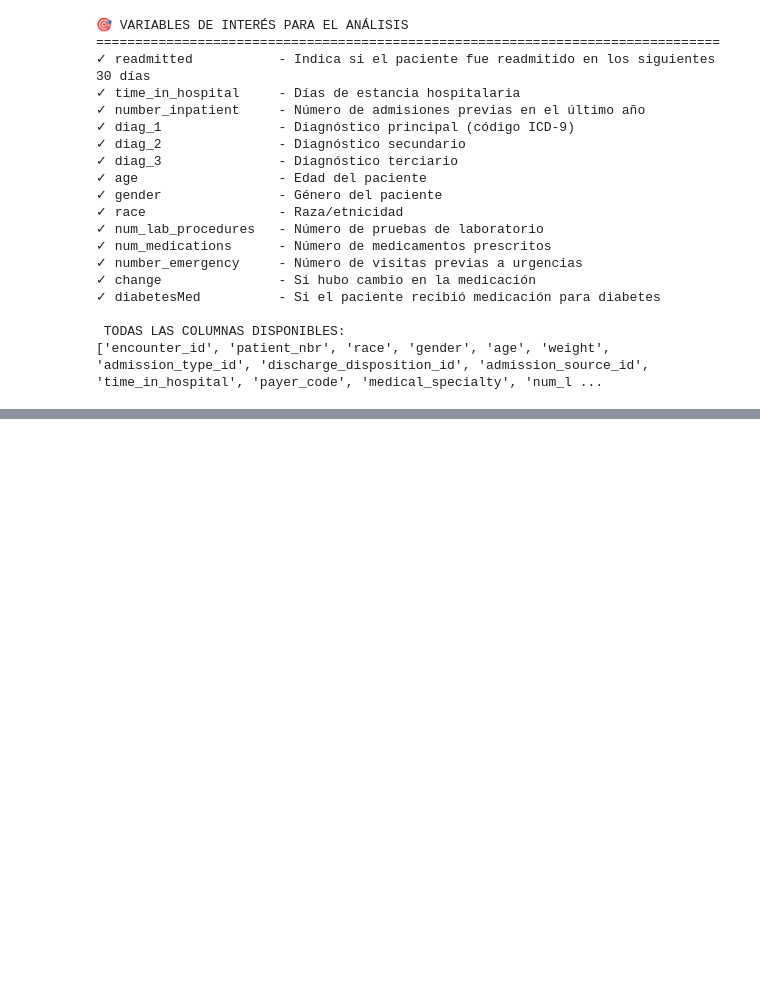
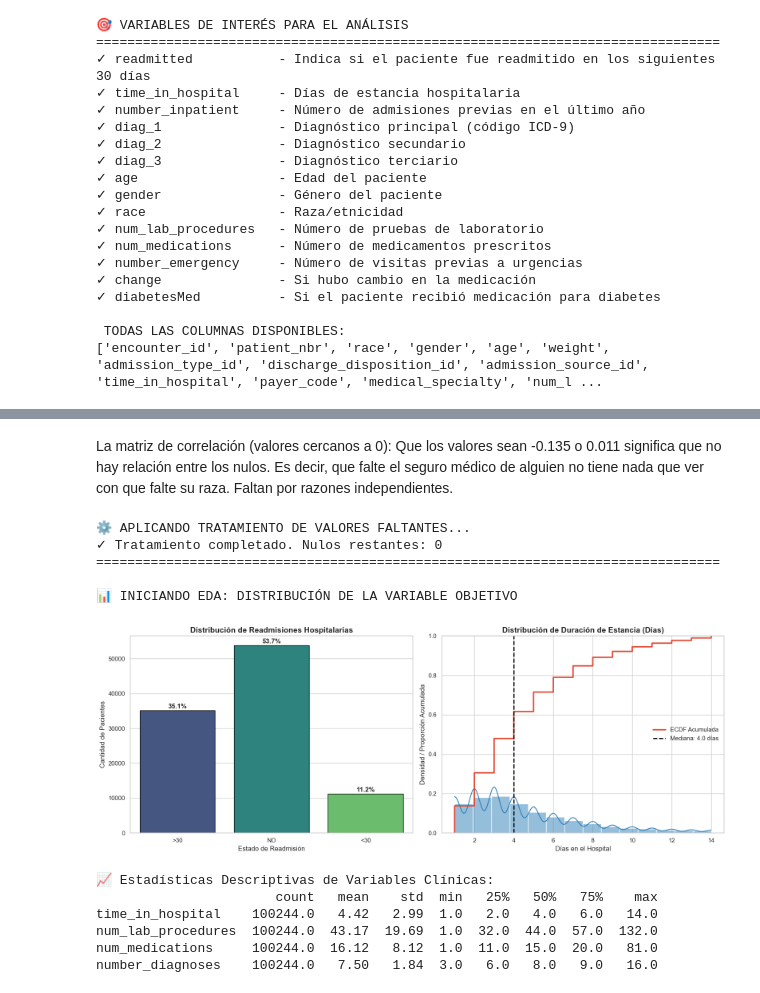
Before and after one commit to andrickraya/DA-Hospital-Readmissions, a Jupyter notebook: codigo.ipynb, the cells around one changed output, grey strips where cells are left out. Cells and saved outputs as stored; diff of their text form; code cells hidden in the pictures; blank space fills up the shorter version.

```diff
--- a/codigo.ipynb
+++ b/codigo.ipynb
@@ -215,0 +282,79 @@ A1Cresult              84748           83.277322
+# %% [markdown]
+La matriz de correlación (valores cercanos a 0):  Que los valores sean -0.135 o 0.011 significa que no hay relación entre los nulos. Es decir, que falte el seguro médico de alguien no tiene nada que ver con que falte su raza. Faltan por razones independientes.
+# %%
+# ==========================================
+# 2.2 TRATAMIENTO DE NULOS Y EDA UNIVARIADO
+# ==========================================
+print("⚙️ APLICANDO TRATAMIENTO DE VALORES FALTANTES...")
+# 1. Tratamiento Estratégico de Nulos
+# Justificación: En datos clínicos, la ausencia de registro médico/financiero
+# tiene valor predictivo. No eliminamos, creamos una nueva categoría.
+df_clean['medical_specialty'] = df_clean['medical_specialty'].fillna('Sin_Registro')
+df_clean['payer_code'] = df_clean['payer_code'].fillna('Desconocido')
+
+# Para 'race' (2.19%), al ser tan bajo, imputamos con la moda (el valor más frecuente)
+moda_race = df_clean['race'].mode()[0]
+df_clean['race'] = df_clean['race'].fillna(moda_race)
+
+print("✓ Tratamiento completado. Nulos restantes:", df_clean[['medical_specialty', 'payer_code', 'race']].isnull().sum().sum())
+print("="*80)
+
+# 2. Análisis Univariado: La Variable Objetivo (Readmisión)
+print("\n📊 INICIANDO EDA: DISTRIBUCIÓN DE LA VARIABLE OBJETIVO")
+
+# Configuración de estilo visual profesional
+sns.set_theme(style="whitegrid", palette="muted")
+fig, axes = plt.subplots(1, 2, figsize=(16, 6))
+
+# Gráfico 1: Variable Objetivo (Target)
+# Nota: Ajusta 'readmitted' si en tu dataset se llama diferente (ej. 'readmision')
+if 'readmitted' in df_clean.columns:
+    target_col = 'readmitted'
+    sns.countplot(x=target_col, data=df_clean, ax=axes[0], palette="viridis", edgecolor='black')
+    axes[0].set_title('Distribución de Readmisiones Hospitalarias', fontweight='bold', fontsize=14)
+    axes[0].set_xlabel('Estado de Readmisión', fontsize=12)
+    axes[0].set_ylabel('Cantidad de Pacientes', fontsize=12)
+
+    # Agregar porcentajes sobre las barras
+    total = len(df_clean[target_col])
+    for p in axes[0].patches:
+        height = p.get_height()
+        axes[0].text(p.get_x() + p.get_width()/2., height + 500,
+                f'{height/total:.1%}', ha="center", fontweight='bold')
+else:
+    axes[0].text(0.5, 0.5, 'Columna target no encontrada', ha='center', va='center')
+
+# Gráfico 2: Variable Continua Crítica (Tiempo en el Hospital)
+sns.histplot(df_clean['time_in_hospital'], bins=14, kde=True, ax=axes[1], color="#2c7fb8", stat="density")
+# Añadiendo la función de distribución acumulada (ECDF) que pide la rúbrica
+sns.ecdfplot(df_clean['time_in_hospital'], ax=axes[1], color="#e34a33", linewidth=2.5, label='ECDF Acumulada')
+
+# Líneas de tendencia central
+median_time = df_clean['time_in_hospital'].median()
+axes[1].axvline(median_time, color='black', linestyle='--', linewidth=2, label=f'Mediana: {median_time} días')
+
+axes[1].set_title('Distribución de Duración de Estancia (Días)', fontweight='bold', fontsize=14)
+axes[1].set_xlabel('Días en el Hospital', fontsize=12)
+axes[1].set_ylabel('Densidad / Proporción Acumulada', fontsize=12)
+axes[1].legend()
+
+plt.tight_layout()
+plt.show()
+
+# 3. Resumen Estadístico de Variables Numéricas Clave
+print("\n📈 Estadísticas Descriptivas de Variables Clínicas:")
+vars_numericas = ['time_in_hospital', 'num_lab_procedures', 'num_medications', 'number_diagnoses']
+print(df_clean[vars_numericas].describe().round(2).T)
+# %% [output]
+⚙️ APLICANDO TRATAMIENTO DE VALORES FALTANTES...
+✓ Tratamiento completado. Nulos restantes: 0
+================================================================================
+
+📊 INICIANDO EDA: DISTRIBUCIÓN DE LA VARIABLE OBJETIVO
+[figure, added]
+📈 Estadísticas Descriptivas de Variables Clínicas:
+                       count   mean    std  min   25%   50%   75%    max
+time_in_hospital    100244.0   4.42   2.99  1.0   2.0   4.0   6.0   14.0
+num_lab_procedures  100244.0  43.17  19.69  1.0  32.0  44.0  57.0  132.0
+num_medications     100244.0  16.12   8.12  1.0  11.0  15.0  20.0   81.0
+number_diagnoses    100244.0   7.50   1.84  3.0   6.0   8.0   9.0   16.0
```
Also changed, not shown: parts of 4 cells of this notebook, 1 other file.
